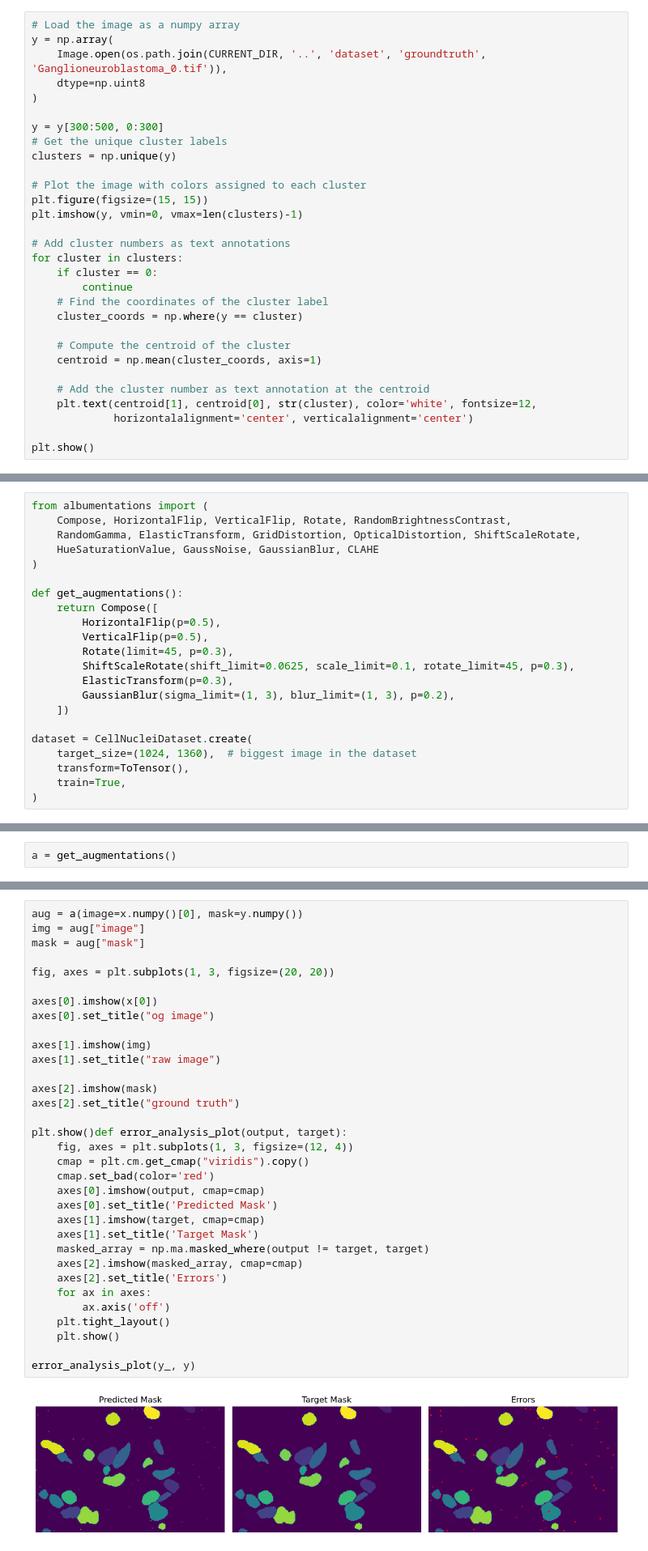
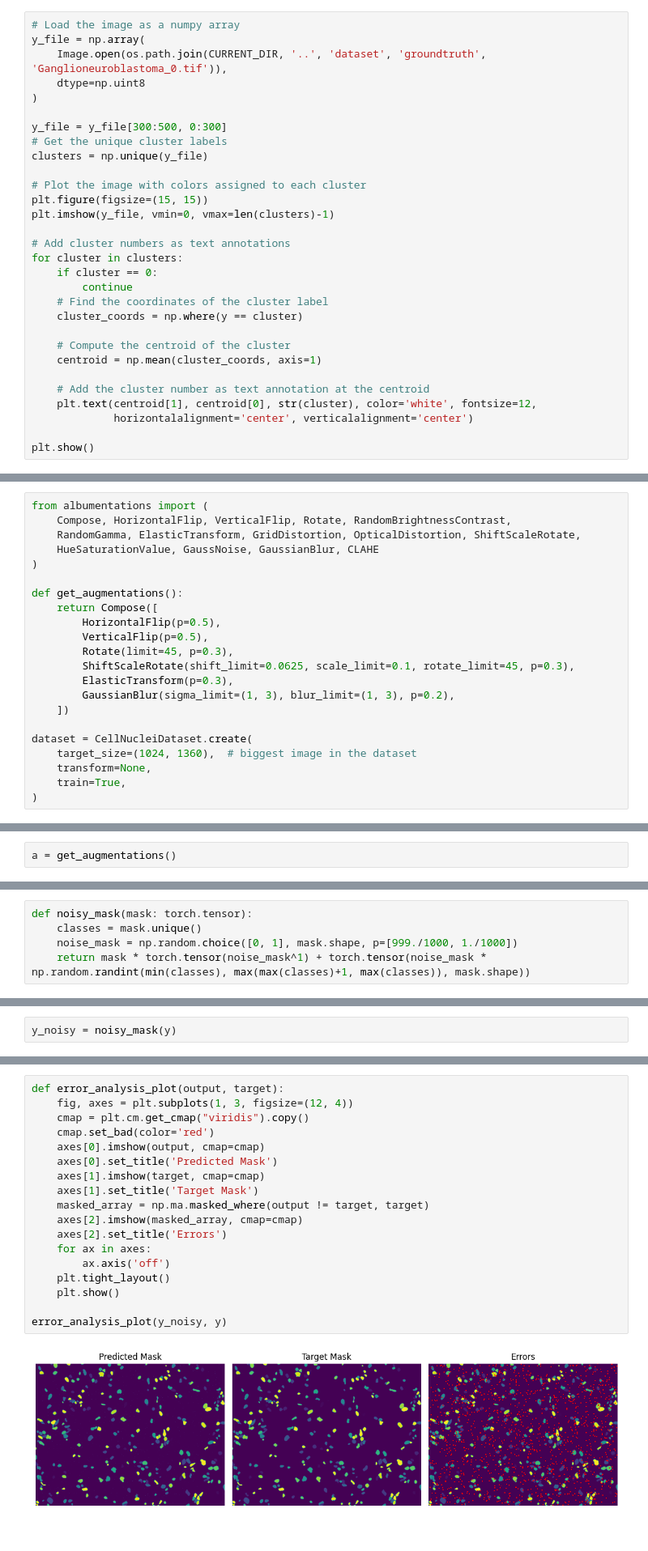
Before and after one commit to madziejm/cell-nuclei-segmentation, a Jupyter notebook: cell_nuclei_segmentation/notebooks/Visualize data.ipynb, the cells around one changed output, grey strips where cells are left out. Shown at 81% size. Saved outputs shown, nothing was run; the diff lists cells and outputs as text.

```diff
--- a/cell_nuclei_segmentation/notebooks/Visualize data.ipynb
+++ b/cell_nuclei_segmentation/notebooks/Visualize data.ipynb
@@ -93,18 +98,18 @@ plt.show()
 [figure]
 # %%
 # Load the image as a numpy array
-y = np.array(
+y_file = np.array(
     Image.open(os.path.join(CURRENT_DIR, '..', 'dataset', 'groundtruth', 'Ganglioneuroblastoma_0.tif')),
     dtype=np.uint8
 )
 
-y = y[300:500, 0:300]
+y_file = y_file[300:500, 0:300]
 # Get the unique cluster labels
-clusters = np.unique(y)
+clusters = np.unique(y_file)
 
 # Plot the image with colors assigned to each cluster
 plt.figure(figsize=(15, 15))
-plt.imshow(y, vmin=0, vmax=len(clusters)-1)
+plt.imshow(y_file, vmin=0, vmax=len(clusters)-1)
 
 # Add cluster numbers as text annotations
 for cluster in clusters:
@@ -158,7 +161,7 @@ def get_augmentations():
 
 dataset = CellNucleiDataset.create(
     target_size=(1024, 1360),  # biggest image in the dataset
-    transform=ToTensor(),
+    transform=None,
     train=True,
 )
 # %% [output]
@@ -197,0 +198,5 @@ a = get_augmentations()
+# %%
+def noisy_mask(mask: torch.tensor):
+    classes = mask.unique()
+    noise_mask = np.random.choice([0, 1], mask.shape, p=[999./1000, 1./1000])
+    return mask * torch.tensor(noise_mask^1) + torch.tensor(noise_mask * np.random.randint(min(classes), max(max(classes)+1, max(classes)), mask.shape))
@@ -197,0 +215,2 @@ a = get_augmentations()
+# %%
+y_noisy = noisy_mask(y)
@@ -236,35 +303,20 @@ tensor(0.6397)
 # %%
-aug = a(image=x.numpy()[0], mask=y.numpy())
-img = aug["image"]
-mask = aug["mask"]
-
-fig, axes = plt.subplots(1, 3, figsize=(20, 20))
-
-axes[0].imshow(x[0])
-axes[0].set_title("og image")
-
-axes[1].imshow(img)
-axes[1].set_title("raw image")
-
-axes[2].imshow(mask)
-axes[2].set_title("ground truth")
-
-plt.show()def error_analysis_plot(output, target):
+def error_analysis_plot(output, target):
     fig, axes = plt.subplots(1, 3, figsize=(12, 4))
     cmap = plt.cm.get_cmap("viridis").copy()
     cmap.set_bad(color='red')
     axes[0].imshow(output, cmap=cmap)
     axes[0].set_title('Predicted Mask')
     axes[1].imshow(target, cmap=cmap)
     axes[1].set_title('Target Mask')
     masked_array = np.ma.masked_where(output != target, target)
     axes[2].imshow(masked_array, cmap=cmap)
     axes[2].set_title('Errors')
     for ax in axes:
         ax.axis('off')
     plt.tight_layout()
     plt.show()
 
-error_analysis_plot(y_, y)
+error_analysis_plot(y_noisy, y)
 # %% [output]
-[figure, old version]
+[figure, new version]
```
Also changed, not shown: parts of 17 cells of this notebook.
